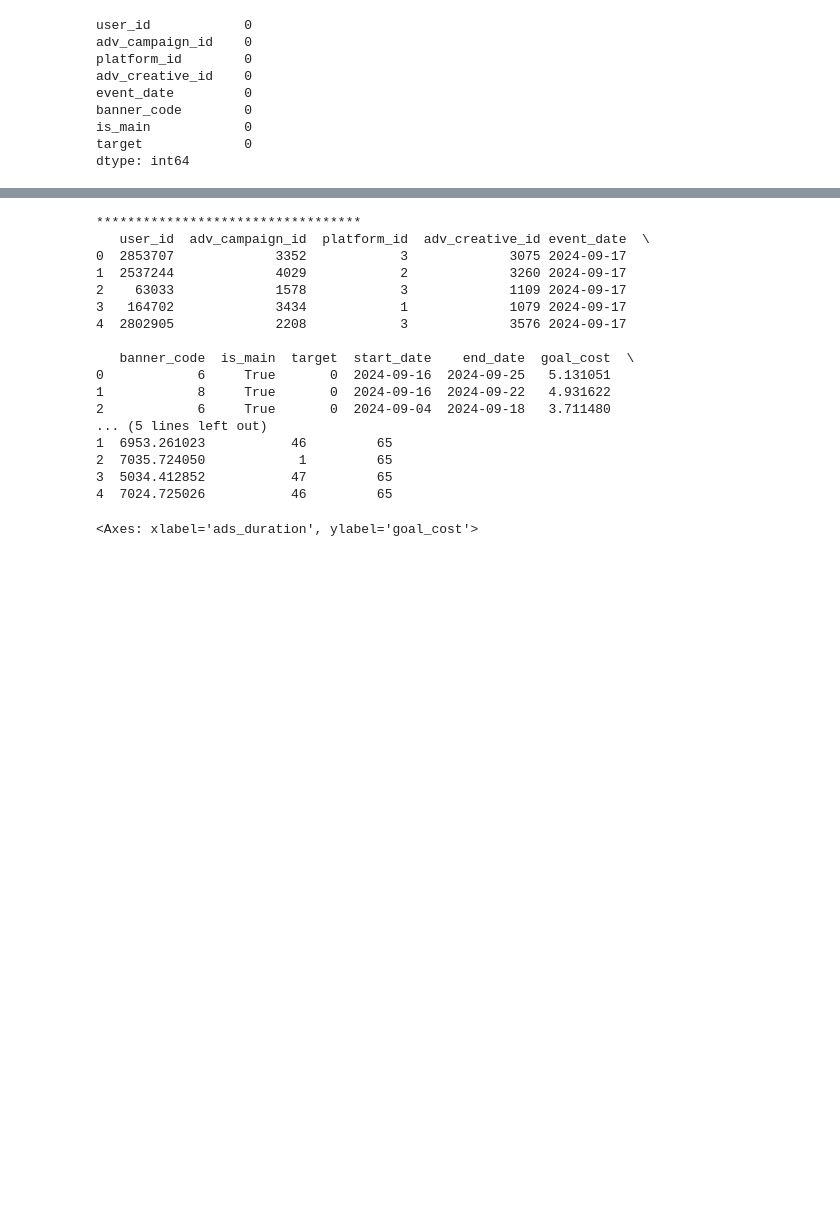
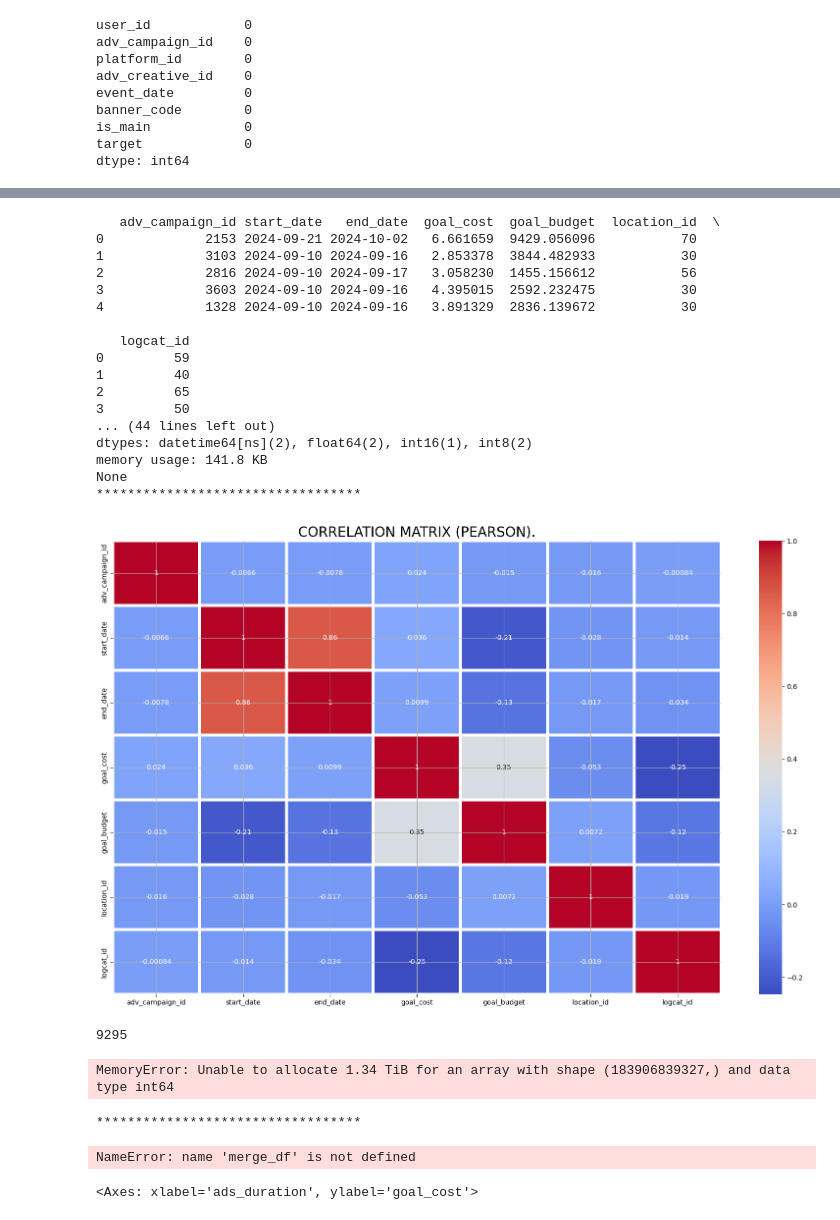
Before and after one commit to rtem33/foodev, a Jupyter notebook: foodev.ipynb, the cells around one changed output, grey strips where cells are left out. Saved outputs shown, nothing was run; the diff lists cells and outputs as text; code cells hidden in the pictures; blank space fills up the shorter version.

```diff
--- a/foodev.ipynb
+++ b/foodev.ipynb
@@ -234 +311,42 @@ target             0.004787    -0.006958 -0.025686  1.000000
+# %%
+# Приведение типов
+campaigns["adv_campaign_id"] = campaigns["adv_campaign_id"].astype('int16')
+campaigns['start_date']=pd.to_datetime(campaigns['start_date'])
+campaigns['end_date']=pd.to_datetime(campaigns['end_date'])
+campaigns["location_id"] = campaigns["location_id"].astype('int8')
+campaigns["logcat_id"] = campaigns["logcat_id"].astype('int8')
+
+print(campaigns.head())
+print('**********************************')
+print(campaigns.describe())
+print('**********************************')
+print(campaigns.info())
+print('**********************************')
+fig, ax = plt.subplots(figsize=(20,12))
+plt.title('CORRELATION MATRIX (PEARSON).', fontsize=20)
+sns.heatmap(campaigns.corr(), annot=True, cmap="coolwarm",  fmt='.2g', linewidth=4)
+plt.grid(True);
+# %% [output]
+   adv_campaign_id start_date   end_date  goal_cost  goal_budget  location_id  \
+0             2153 2024-09-21 2024-10-02   6.661659  9429.056096           70
+1             3103 2024-09-10 2024-09-16   2.853378  3844.482933           30
+2             2816 2024-09-10 2024-09-17   3.058230  1455.156612           56
+3             3603 2024-09-10 2024-09-16   4.395015  2592.232475           30
+4             1328 2024-09-10 2024-09-16   3.891329  2836.139672           30
+
+   logcat_id
+0         59
+1         40
+2         65
+3         50
+... (44 lines left out)
+dtypes: datetime64[ns](2), float64(2), int16(1), int8(2)
+memory usage: 141.8 KB
+None
+**********************************
+[figure, added]
+# %%
+gc.collect()
+# %% [output]
+9295
 # %%
@@ -236,24 +354,15 @@ target             0.004787    -0.006958 -0.025686  1.000000
 merge_df_1 = pd.merge(train, campaigns, on='adv_campaign_id', how='left')
+# %%
+merge_df = pd.merge(merge_df_1, categories, on='logcat_id', how='left')
+# %% [output]
+MemoryError: Unable to allocate 1.34 TiB for an array with shape (183906839327,) and data type int64
 # %%
 #print(merge_df_1.info())
 print('**********************************')
-print(merge_df_1.head())
+print(merge_df.head())
+print('**********************************')
+print(campaigns.isnull().sum())
 # %% [output]
 **********************************
-   user_id  adv_campaign_id  platform_id  adv_creative_id event_date  \
-0  2853707             3352            3             3075 2024-09-17
-1  2537244             4029            2             3260 2024-09-17
-2    63033             1578            3             1109 2024-09-17
-3   164702             3434            1             1079 2024-09-17
-4  2802905             2208            3             3576 2024-09-17
-
-   banner_code  is_main  target  start_date    end_date  goal_cost  \
-0            6     True       0  2024-09-16  2024-09-25   5.131051
-1            8     True       0  2024-09-16  2024-09-22   4.931622
-2            6     True       0  2024-09-04  2024-09-18   3.711480
-... (5 lines left out)
-1  6953.261023           46         65
-2  7035.724050            1         65
-3  5034.412852           47         65
-4  7024.725026           46         65
+NameError: name 'merge_df' is not defined
 # %%
```
Also changed, not shown: parts of 17 cells of this notebook.
